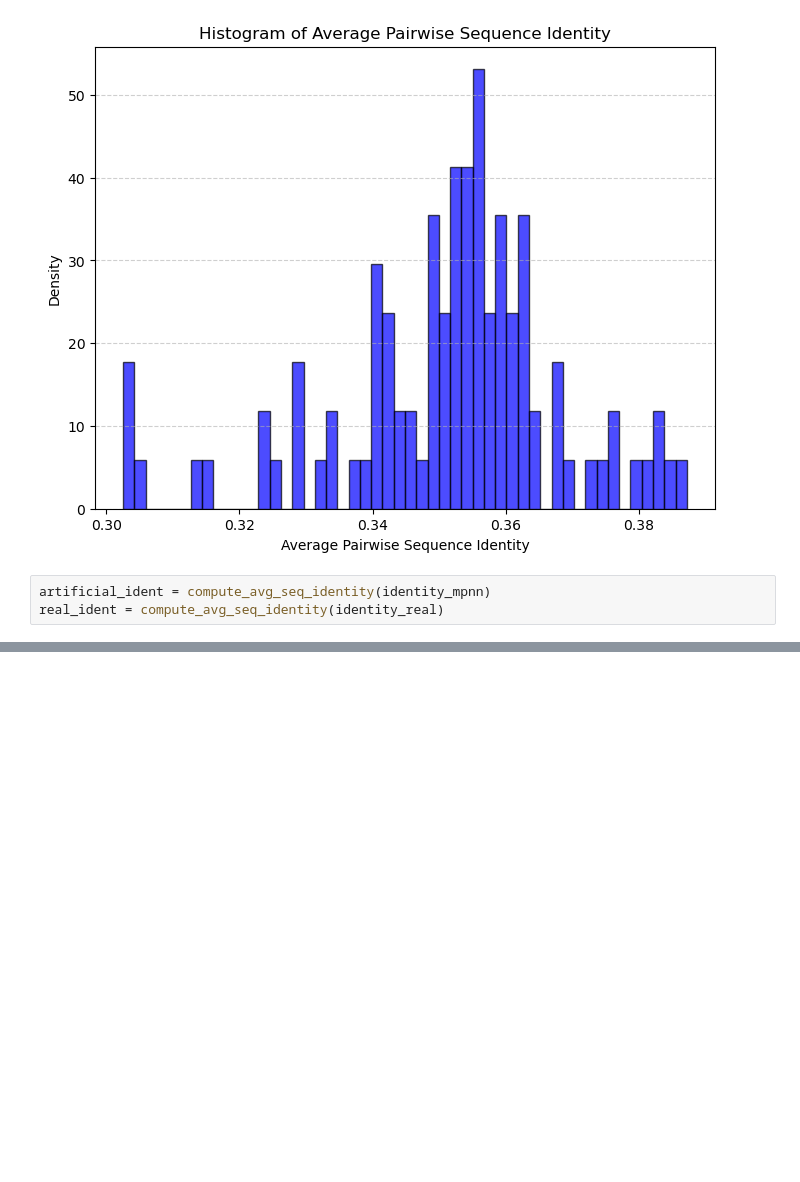
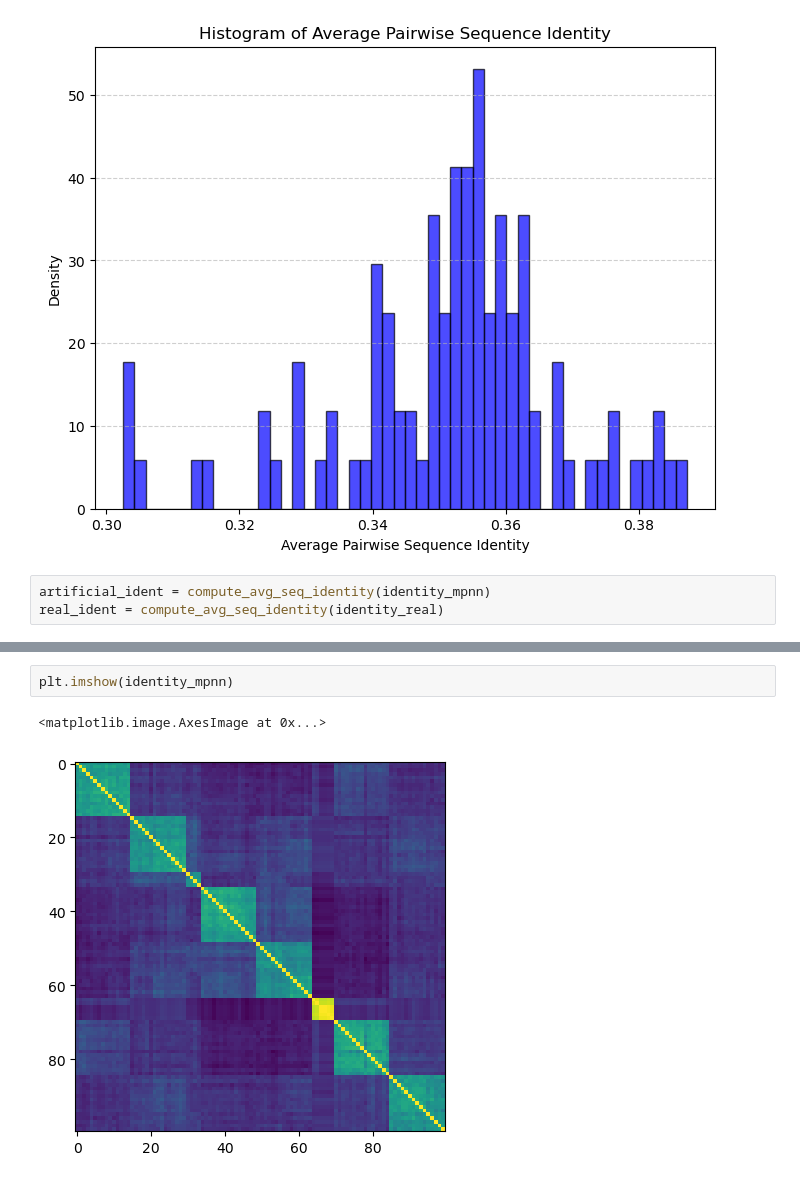
Before and after one commit to zifangu/lithiumized-fish, a Jupyter notebook: project_checkin1.ipynb, the cells around one changed output, grey strips where cells are left out. Drawn from its saved outputs; the diff is of its cells as text; blank space fills up the shorter version.

```diff
--- a/project_checkin1.ipynb
+++ b/project_checkin1.ipynb
@@ -210 +216,6 @@ plt.title("KDE Plot of Sequence Identity Distributions")
 [figure]
+# %%
+plt.imshow(identity_mpnn)
+# %% [output]
+<matplotlib.image.AxesImage at 0x...>
+[figure, added]
```
Also changed, not shown: parts of 2 cells of this notebook, 4 other files.
